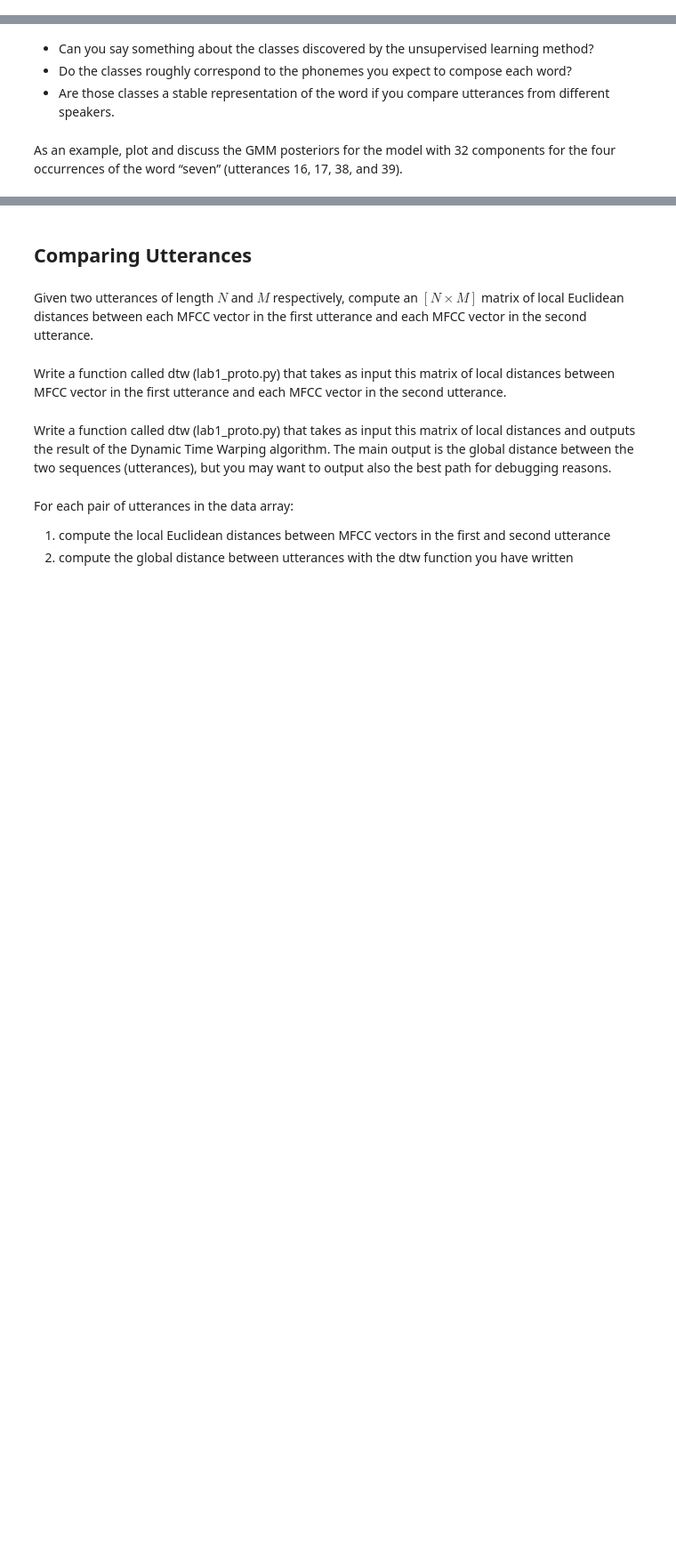
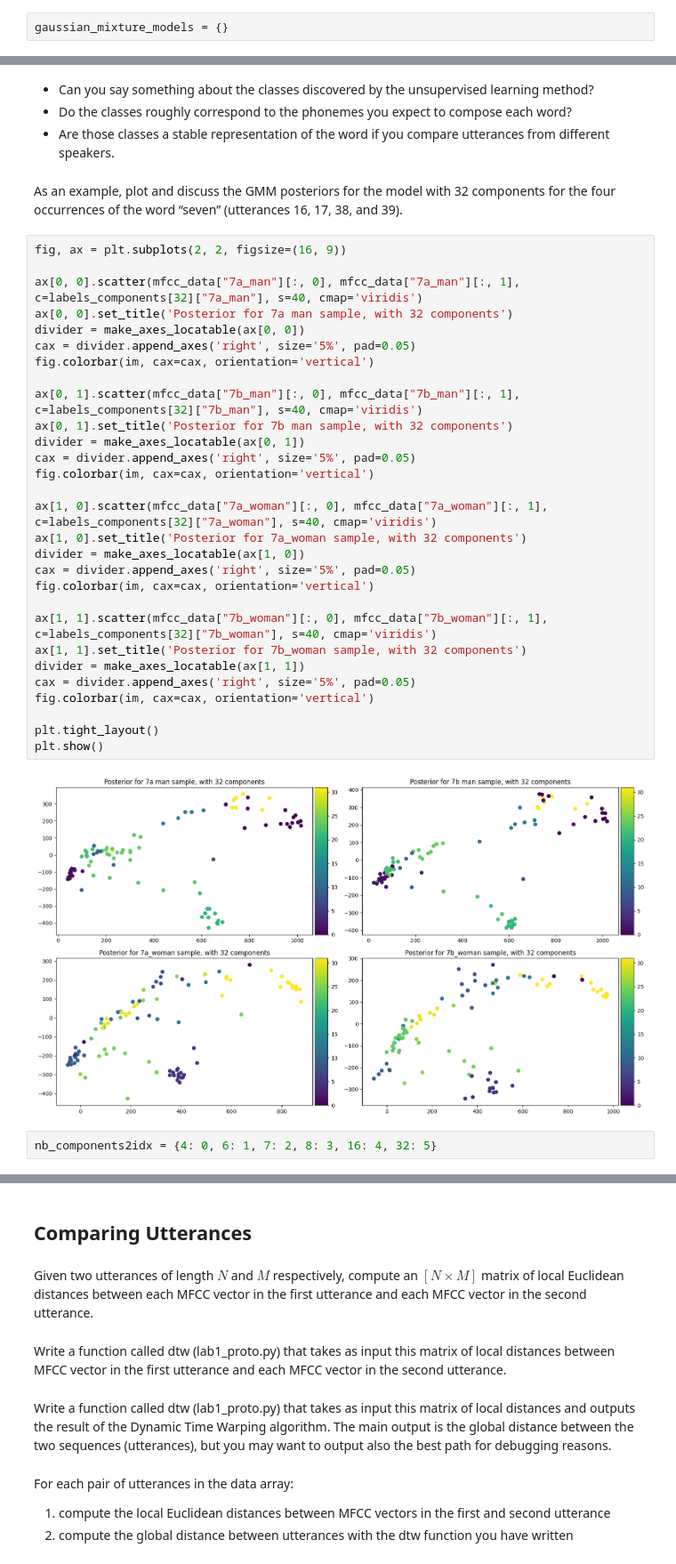
Before and after one commit to celdot/Speech_Speaker_Recognition, a Jupyter notebook: Assignements/lab1/lab1.ipynb, the cells around one changed output, grey strips where cells are left out. Shown at 89% size. Saved outputs shown, nothing was run; the diff lists cells and outputs as text; blank space fills up the shorter version.

```diff
--- a/Assignements/lab1/lab1.ipynb
+++ b/Assignements/lab1/lab1.ipynb
@@ -298,2 +305,4 @@ Using the concatenated data from the previous section, train a Gaussian mixture
 # %% [markdown]
 Vary the number of components for example: 4, 8, 16, 32.
+# %%
+gaussian_mixture_models = {}
@@ -306,3 +356,36 @@ Plot the results with pcolormesh and observe the evolution of the GMM posteriors
 * Are those classes a stable representation of the word if you compare utterances from different speakers.
 # %% [markdown]
 As an example, plot and discuss the GMM posteriors for the model with 32 components for the four occurrences of the word “seven” (utterances 16, 17, 38, and 39).
+# %%
+fig, ax = plt.subplots(2, 2, figsize=(16, 9))
+
+ax[0, 0].scatter(mfcc_data["7a_man"][:, 0], mfcc_data["7a_man"][:, 1], c=labels_components[32]["7a_man"], s=40, cmap='viridis')
+ax[0, 0].set_title('Posterior for 7a man sample, with 32 components')
+divider = make_axes_locatable(ax[0, 0])
+cax = divider.append_axes('right', size='5%', pad=0.05)
+fig.colorbar(im, cax=cax, orientation='vertical')
+
+ax[0, 1].scatter(mfcc_data["7b_man"][:, 0], mfcc_data["7b_man"][:, 1], c=labels_components[32]["7b_man"], s=40, cmap='viridis')
+ax[0, 1].set_title('Posterior for 7b man sample, with 32 components')
+divider = make_axes_locatable(ax[0, 1])
+cax = divider.append_axes('right', size='5%', pad=0.05)
+fig.colorbar(im, cax=cax, orientation='vertical')
+
+ax[1, 0].scatter(mfcc_data["7a_woman"][:, 0], mfcc_data["7a_woman"][:, 1], c=labels_components[32]["7a_woman"], s=40, cmap='viridis')
+ax[1, 0].set_title('Posterior for 7a_woman sample, with 32 components')
+divider = make_axes_locatable(ax[1, 0])
+cax = divider.append_axes('right', size='5%', pad=0.05)
+fig.colorbar(im, cax=cax, orientation='vertical')
+
+ax[1, 1].scatter(mfcc_data["7b_woman"][:, 0], mfcc_data["7b_woman"][:, 1], c=labels_components[32]["7b_woman"], s=40, cmap='viridis')
+ax[1, 1].set_title('Posterior for 7b_woman sample, with 32 components')
+divider = make_axes_locatable(ax[1, 1])
+cax = divider.append_axes('right', size='5%', pad=0.05)
+fig.colorbar(im, cax=cax, orientation='vertical')
+
+plt.tight_layout()
+plt.show()
+# %% [output]
+[figure, added]
+# %%
+nb_components2idx = {4: 0, 6: 1, 7: 2, 8: 3, 16: 4, 32: 5}
```
Also changed, not shown: parts of 19 cells of this notebook.
